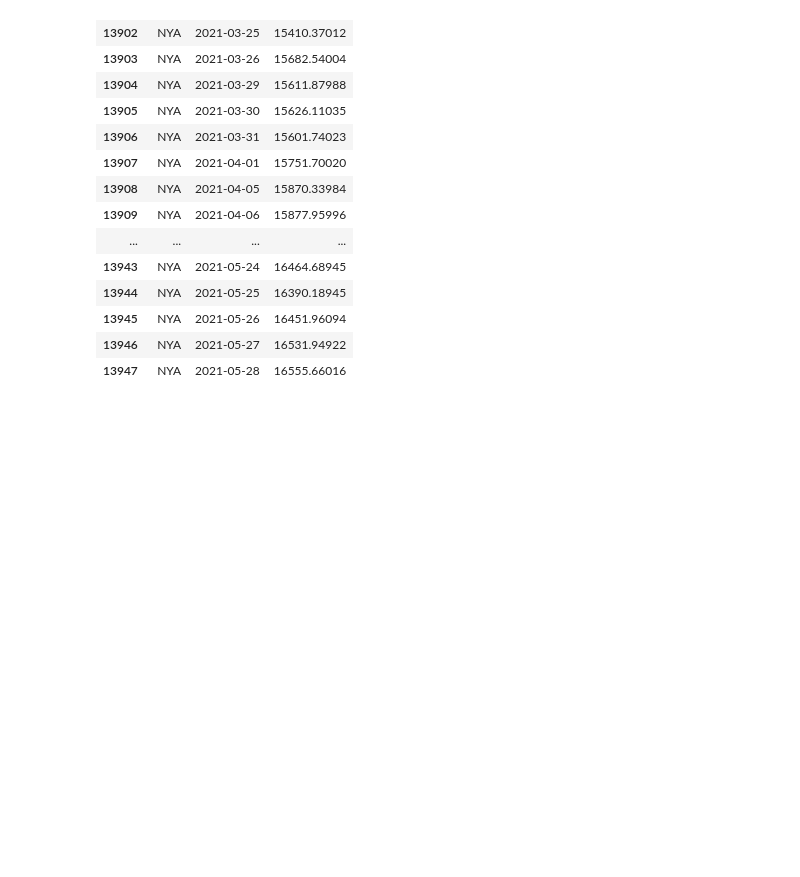
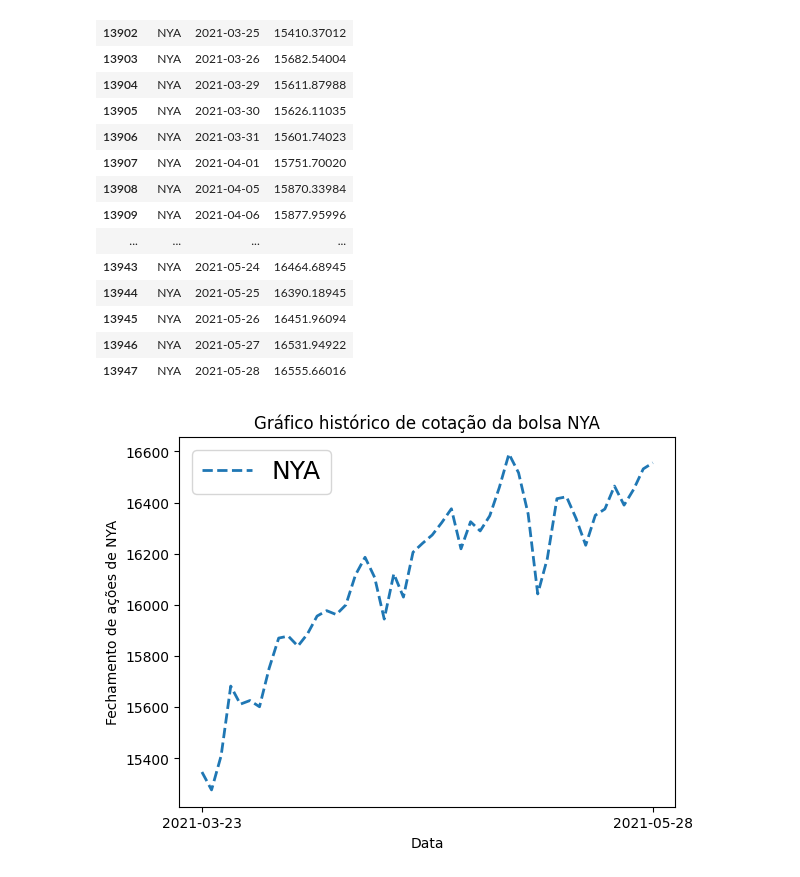
Before and after one commit to jeniferGoncalvesDaSilvaDev/graficos-python-matplotlib, a Jupyter notebook: graficos-learning.ipynb, the cells around one changed output. Drawn from its saved outputs; the diff is of its cells as text; code cells hidden in the pictures; blank space fills up the shorter version.

```diff
--- a/graficos-learning.ipynb
+++ b/graficos-learning.ipynb
@@ -126,3 +126,18 @@ display(cotacao_final_df)
 | 13945 | NYA | 2021-05-26 | 16451.96094 |
 | 13946 | NYA | 2021-05-27 | 16531.94922 |
 | 13947 | NYA | 2021-05-28 | 16555.66016 |
+# %%
+
+#ls é estilo de linha
+#lw é largura de linha
+plt.plot(cotacao_final_df['Date'], cotacao_final_df['Close'], label="NYA",ls="--",lw="2")
+plt.legend(loc=2,fontsize=18)
+plt.ylabel("Fechamento de ações de NYA")
+plt.xlabel("Data")
+plt.title("Gráfico histórico de cotação da bolsa NYA")
+#intervalo de tempo
+#ticks é intervalo no gráfico
+plt.xticks(["2021-03-23","2021-05-28"])
+plt.show()
+# %% [output]
+[figure, added]
```
